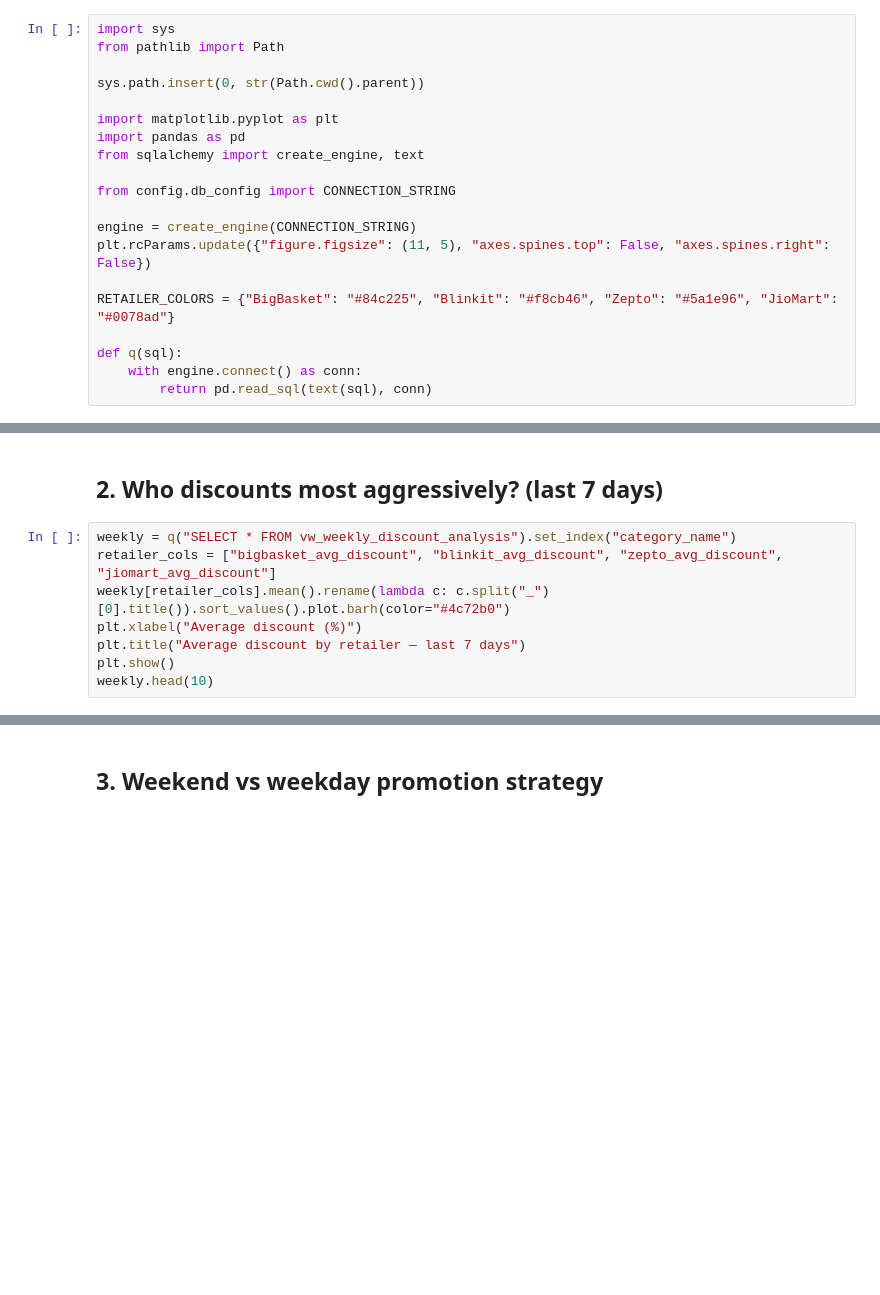
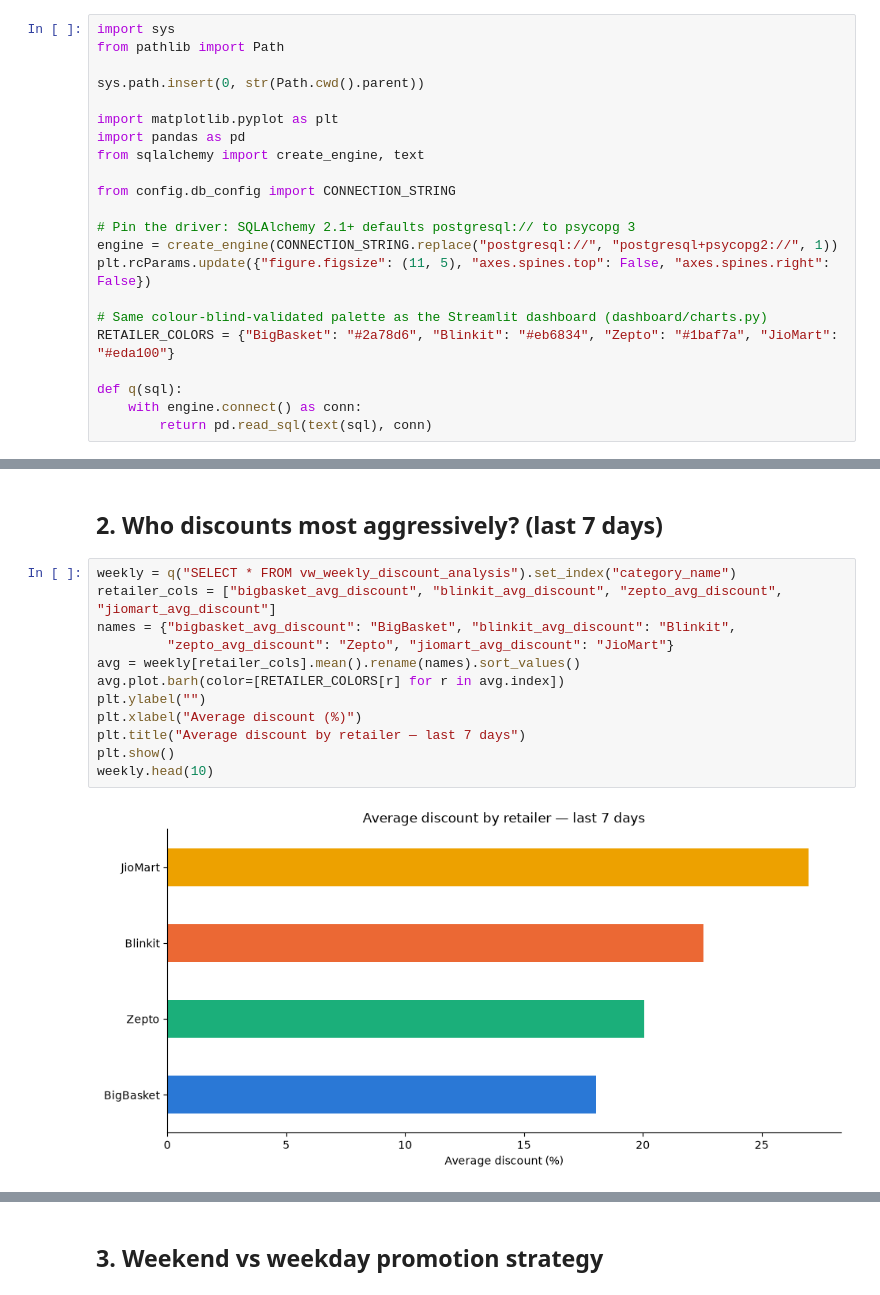
Before and after one commit to justinthomas11/shelfsense-retail-intelligence, a Jupyter notebook: notebooks/data_exploration.ipynb, the cells around one changed output, grey strips where cells are left out. Cells and saved outputs as stored; diff of their text form; blank space fills up the shorter version.

```diff
--- a/notebooks/data_exploration.ipynb
+++ b/notebooks/data_exploration.ipynb
@@ -16,10 +16,12 @@ from sqlalchemy import create_engine, text
 
 from config.db_config import CONNECTION_STRING
 
-engine = create_engine(CONNECTION_STRING)
+# Pin the driver: SQLAlchemy 2.1+ defaults postgresql:// to psycopg 3
+engine = create_engine(CONNECTION_STRING.replace("postgresql://", "postgresql+psycopg2://", 1))
 plt.rcParams.update({"figure.figsize": (11, 5), "axes.spines.top": False, "axes.spines.right": False})
 
-RETAILER_COLORS = {"BigBasket": "#84c225", "Blinkit": "#f8cb46", "Zepto": "#5a1e96", "JioMart": "#0078ad"}
+# Same colour-blind-validated palette as the Streamlit dashboard (dashboard/charts.py)
+RETAILER_COLORS = {"BigBasket": "#2a78d6", "Blinkit": "#eb6834", "Zepto": "#1baf7a", "JioMart": "#eda100"}
 
 def q(sql):
     with engine.connect() as conn:
@@ -42,8 +47,14 @@ q("""
 # %%
 weekly = q("SELECT * FROM vw_weekly_discount_analysis").set_index("category_name")
 retailer_cols = ["bigbasket_avg_discount", "blinkit_avg_discount", "zepto_avg_discount", "jiomart_avg_discount"]
-weekly[retailer_cols].mean().rename(lambda c: c.split("_")[0].title()).sort_values().plot.barh(color="#4c72b0")
+names = {"bigbasket_avg_discount": "BigBasket", "blinkit_avg_discount": "Blinkit",
+         "zepto_avg_discount": "Zepto", "jiomart_avg_discount": "JioMart"}
+avg = weekly[retailer_cols].mean().rename(names).sort_values()
+avg.plot.barh(color=[RETAILER_COLORS[r] for r in avg.index])
+plt.ylabel("")
 plt.xlabel("Average discount (%)")
 plt.title("Average discount by retailer — last 7 days")
 plt.show()
 weekly.head(10)
+# %% [output]
+[figure, added]
```
Also changed, not shown: parts of 8 cells of this notebook.
